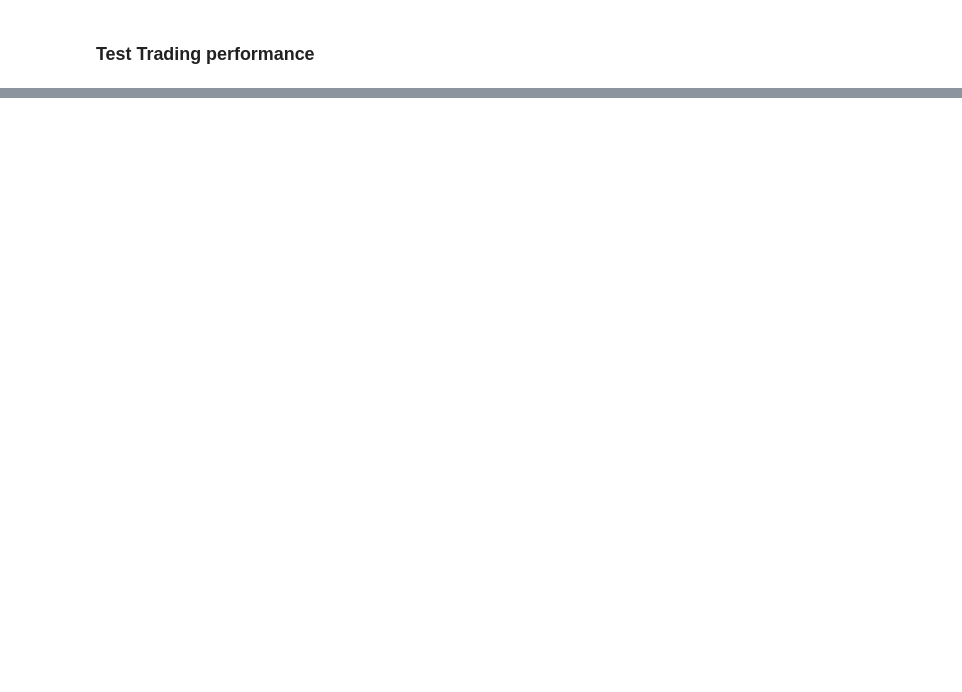
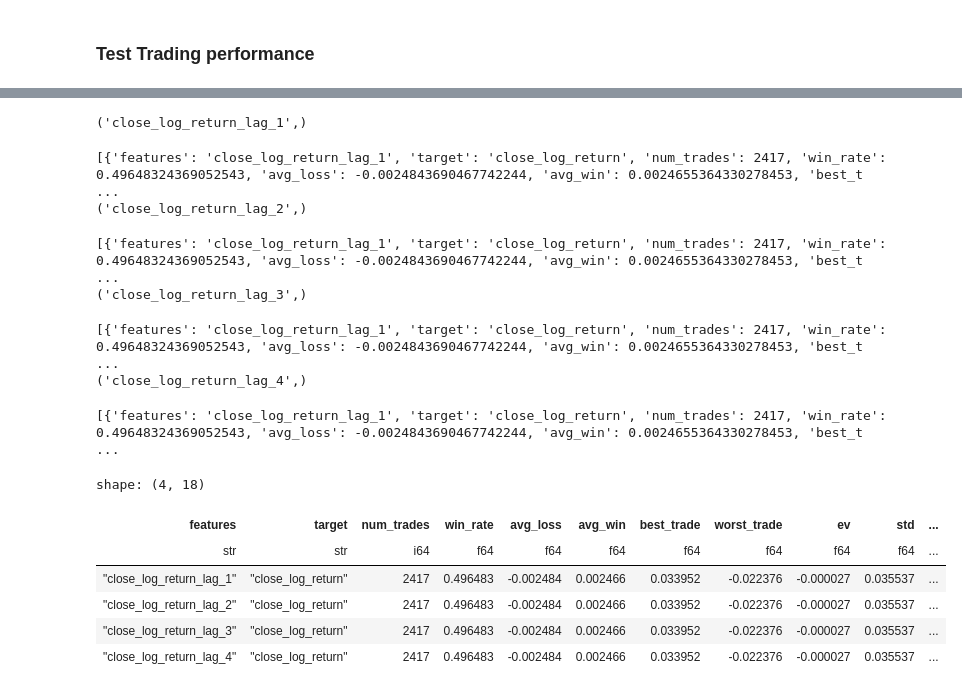
Before and after one commit to Ujju999/quant-strategy, a Jupyter notebook: model_development.ipynb, the cells around one changed output, grey strips where cells are left out. Saved outputs shown, nothing was run; the diff lists cells and outputs as text; code cells hidden in the pictures; blank space fills up the shorter version.

```diff
--- a/model_development.ipynb
+++ b/model_development.ipynb
@@ -316,0 +340,30 @@ research.eval_model_performance(y_test,y_hat,features,target,annualized_rate)
+# %%
+import itertools
+
+benchmark = []
+feature_pool = [f'{target}_lag_{i}' for i in range(1,max_lags+1)]
+
+combos = list(itertools.combinations(feature_pool,1))
+
+for feature in combos:
+    model = LinearModel(len(feature))
+    benchmark.append(research.benchmark_reg_model(ts, list(feature), target, model, annualized_rate, num_epochs = 200, loss = nn.L1Loss()))
+
+benchmark = pl.DataFrame(benchmark)
+benchmark.sort('sharpe', descending = True)
+# %% [output]
+('close_log_return_lag_1',)
+[{'features': 'close_log_return_lag_1', 'target': 'close_log_return', 'num_trades': 2417, 'win_rate': 0.49648324369052543, 'avg_loss': -0.0024843690467742244, 'avg_win': 0.0024655364330278453, 'best_t ...
+('close_log_return_lag_2',)
+[{'features': 'close_log_return_lag_1', 'target': 'close_log_return', 'num_trades': 2417, 'win_rate': 0.49648324369052543, 'avg_loss': -0.0024843690467742244, 'avg_win': 0.0024655364330278453, 'best_t ...
+('close_log_return_lag_3',)
+[{'features': 'close_log_return_lag_1', 'target': 'close_log_return', 'num_trades': 2417, 'win_rate': 0.49648324369052543, 'avg_loss': -0.0024843690467742244, 'avg_win': 0.0024655364330278453, 'best_t ...
+('close_log_return_lag_4',)
+[{'features': 'close_log_return_lag_1', 'target': 'close_log_return', 'num_trades': 2417, 'win_rate': 0.49648324369052543, 'avg_loss': -0.0024843690467742244, 'avg_win': 0.0024655364330278453, 'best_t ...
+shape: (4, 18)
+| features | target | num_trades | win_rate | avg_loss | avg_win | best_trade | worst_trade | ev | std | ... |
+| str | str | i64 | f64 | f64 | f64 | f64 | f64 | f64 | f64 | ... |
+| "close_log_return_lag_1" | "close_log_return" | 2417 | 0.496483 | -0.002484 | 0.002466 | 0.033952 | -0.022376 | -0.000027 | 0.035537 | ... |
+| "close_log_return_lag_2" | "close_log_return" | 2417 | 0.496483 | -0.002484 | 0.002466 | 0.033952 | -0.022376 | -0.000027 | 0.035537 | ... |
+| "close_log_return_lag_3" | "close_log_return" | 2417 | 0.496483 | -0.002484 | 0.002466 | 0.033952 | -0.022376 | -0.000027 | 0.035537 | ... |
+| "close_log_return_lag_4" | "close_log_return" | 2417 | 0.496483 | -0.002484 | 0.002466 | 0.033952 | -0.022376 | -0.000027 | 0.035537 | ... |
```
Also changed, not shown: parts of 27 cells of this notebook, 1 other file.
